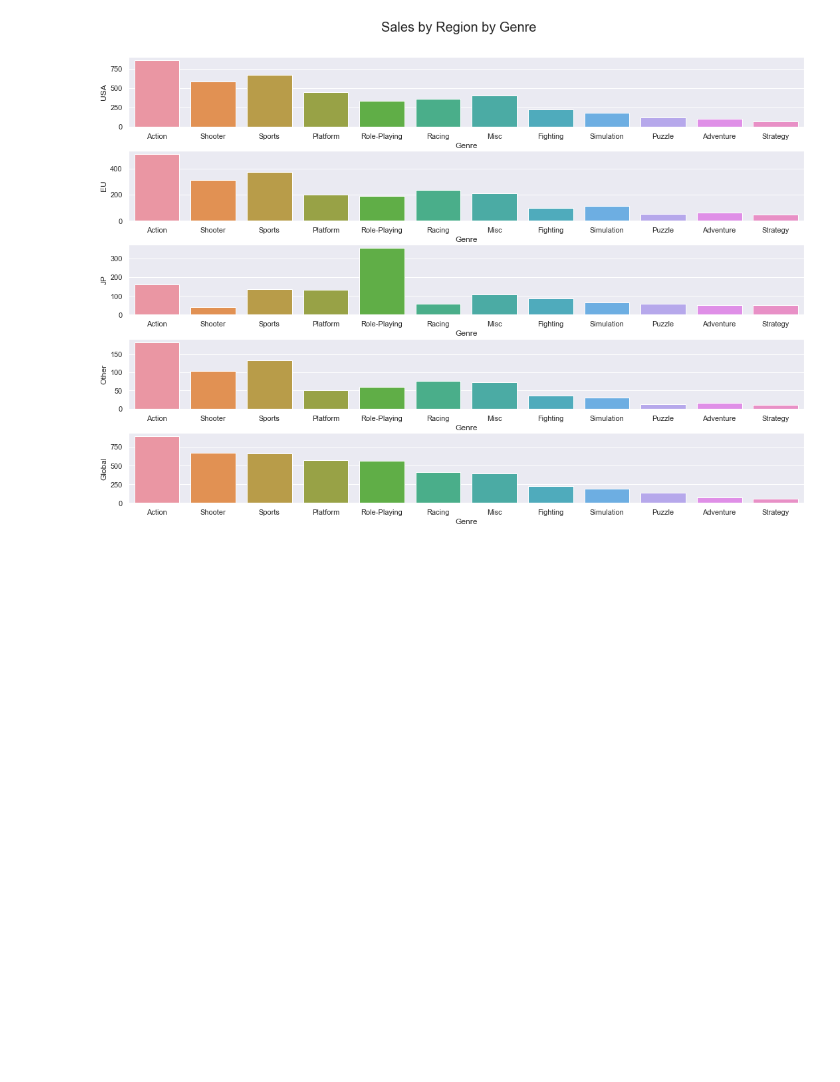
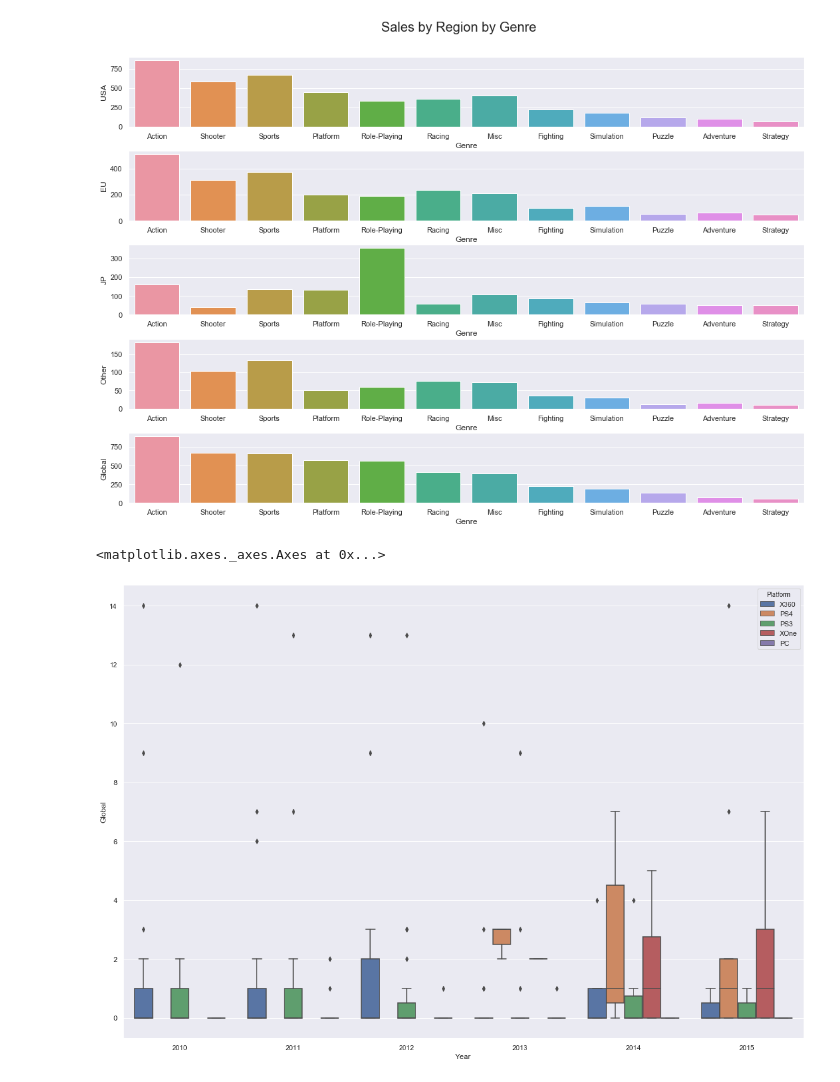
Before and after one commit to LeDorean/videogame_analysis, a Jupyter notebook: Untitled1.ipynb, the cells around one changed output. Cells and saved outputs as stored; diff of their text form; code cells hidden in the pictures; blank space fills up the shorter version.

Commit message:
added visualization

```diff
--- a/Untitled1.ipynb
+++ b/Untitled1.ipynb
@@ -447,3 +447,15 @@ for i, r in enumerate(region):
     sns.barplot(y = r , x = 'Genre' , data = dfplot,  orient='v' , ax= axes[i])
 # %% [output]
 [figure]
+# %%
+#most popular platformer for shooter
+tbl = df[(df['Year'] >= 2010) & (df['Year'] <= 2015)]
+platformlist = tbl[(tbl['Genre']) == 'Shooter'].groupby('Platform', as_index = False)[['Platform','Global']].sum().sort_values(by = 'Global'
+                                                                                      ,ascending = False).iloc[:5,0]
+ax = plt.figure(figsize=(15,10)).add_axes([0,0,1,1])
+tbl = tbl[(tbl['Platform'].isin(platformlist))
+        & (tbl['Genre'] == 'Shooter')]
+sns.boxplot(x = 'Year', y = 'Global', data = tbl, hue = 'Platform')
+# %% [output]
+<matplotlib.axes._axes.Axes at 0x...>
+[figure, added]
```
